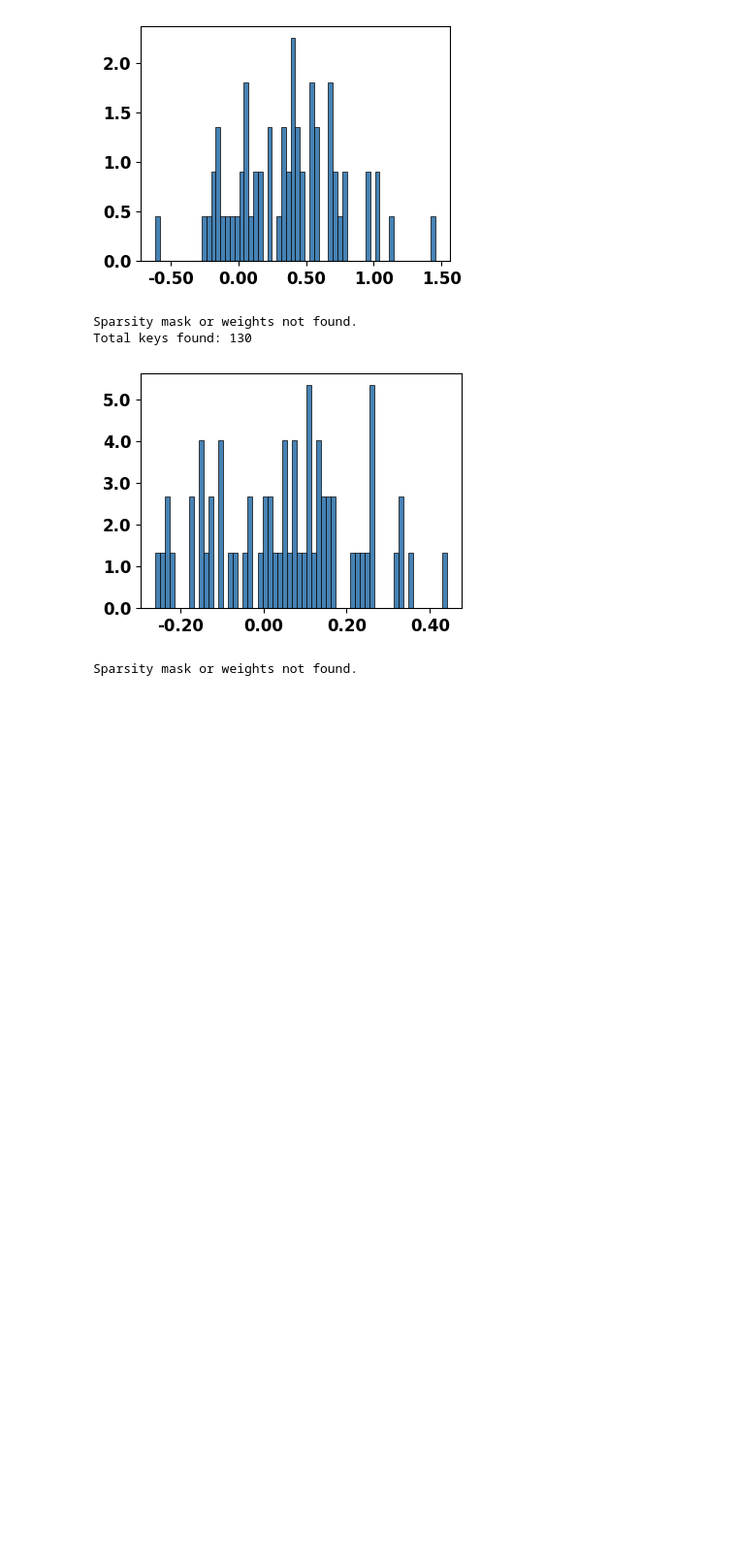
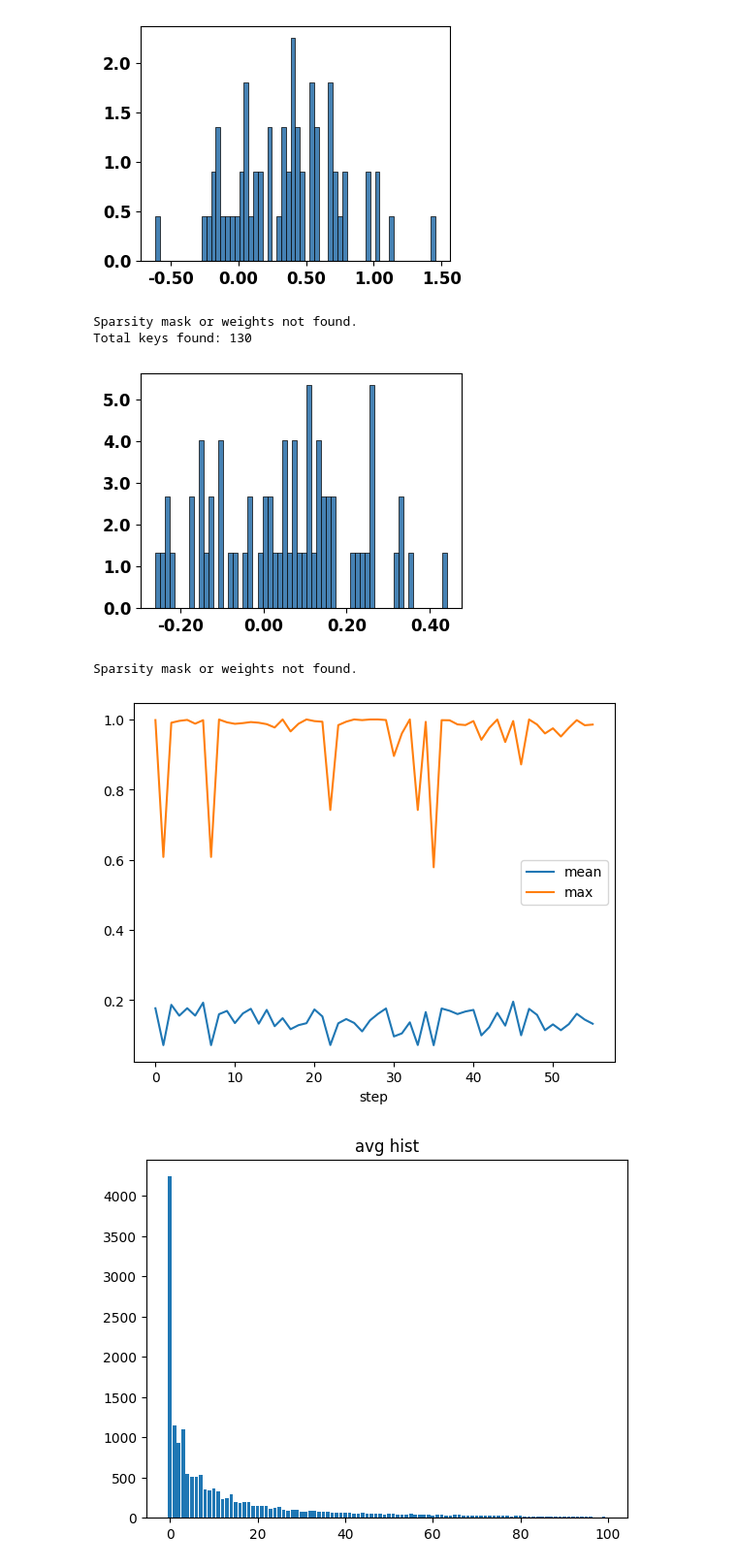
Before and after one commit to yuuharu11/LNN-control, a Jupyter notebook: robomimic/myscript/make-graph/make-graph_parameters.ipynb, the cells around one changed output. Shown at 97% size. Cells and saved outputs as stored; diff of their text form; code cells hidden in the pictures; blank space fills up the shorter version.

```diff
--- a/robomimic/myscript/make-graph/make-graph_parameters.ipynb
+++ b/robomimic/myscript/make-graph/make-graph_parameters.ipynb
@@ -221,3 +532,23 @@ Sparsity mask or weights not found.
 Total keys found: 130
 [figure]
 Sparsity mask or weights not found.
+# %%
+import json, numpy as np, matplotlib.pyplot as plt
+
+with open("/work/robomimic/quantize_logs/CAM/uunit128_8bit.json") as f:
+    data = json.load(f)
+
+means = [d["activations"]["mean"] for d in data]
+maxes = [d["activations"]["max"] for d in data]
+
+plt.plot(means, label="mean")
+plt.plot(maxes, label="max")
+plt.xlabel("step"); plt.legend(); plt.show()
+
+# ヒストを平均して全体傾向を見る
+hist_avg = np.mean([np.array(d["activations"]["hist"]) for d in data], axis=0)
+plt.bar(range(len(hist_avg)), hist_avg)
+plt.title("avg hist"); plt.show()
+# %% [output]
+[figure, added]
+[figure, added]
```
Also changed, not shown: parts of 2 cells of this notebook, 5 other files.
